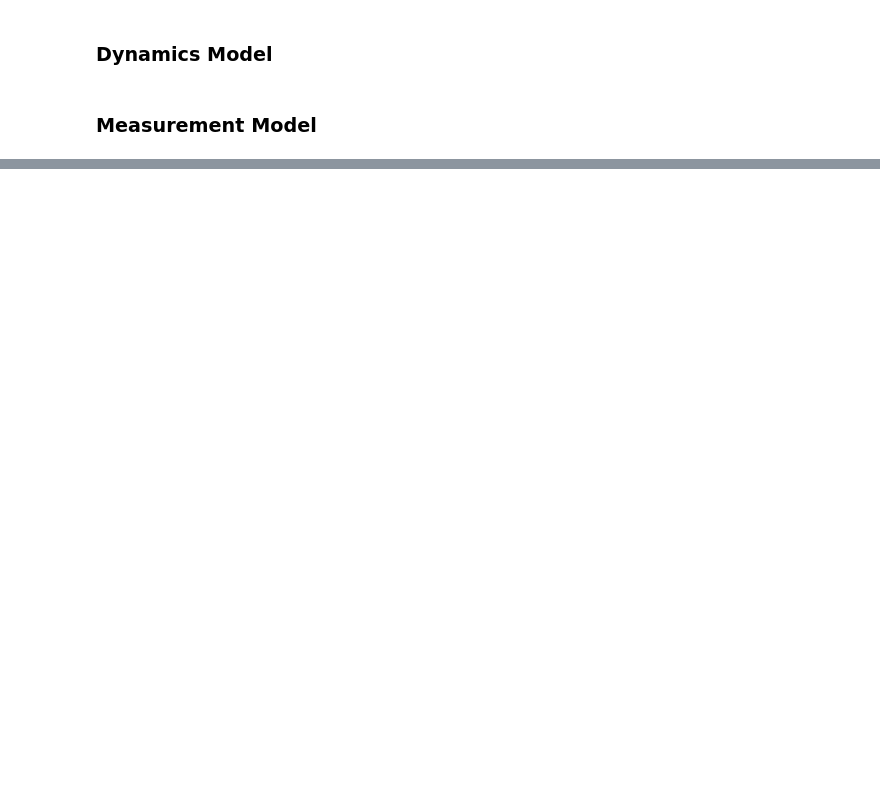
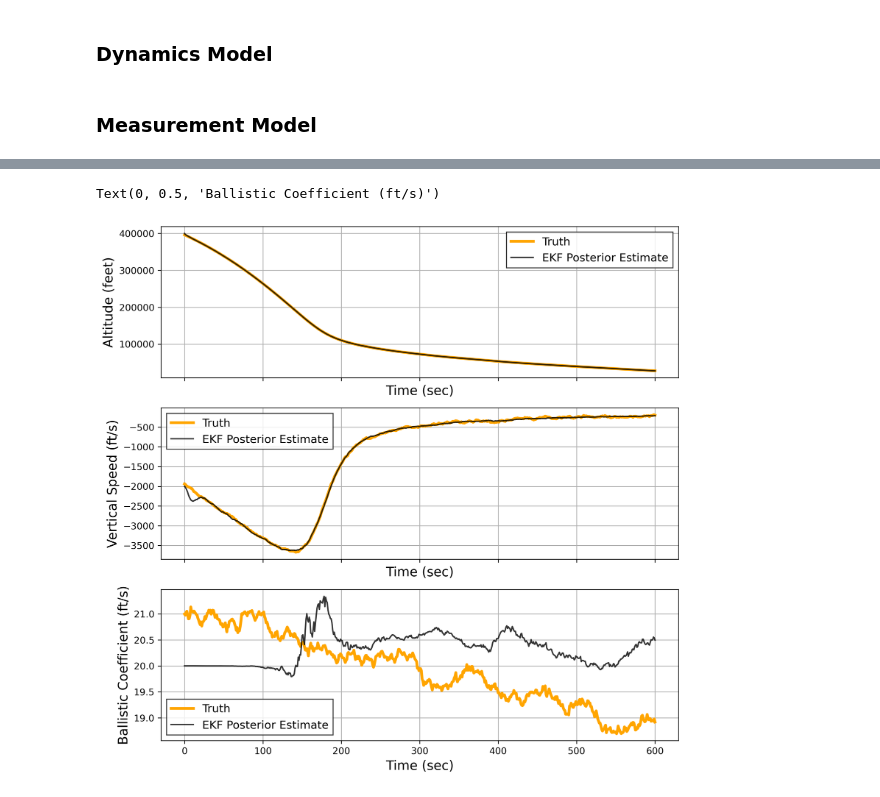
Before and after one commit to benlucke1/aem566, a Jupyter notebook: project5/aem566_project5_main.ipynb, the cells around one changed output, grey strips where cells are left out. Saved outputs shown, nothing was run; the diff lists cells and outputs as text; code cells hidden in the pictures; blank space fills up the shorter version.

```diff
--- a/project5/aem566_project5_main.ipynb
+++ b/project5/aem566_project5_main.ipynb
@@ -20,7 +25,7 @@ R = 100**2
 ### Dynamics Model
 # %%
 def propogate(x):
-    '''Function to compute dynamics of state variables'''
+    '''Function to propogate full nonlinear dynamics with euler (first order) integration'''
     dt = 0.5
     rho_0 = .0765
     g0 = 32.2
@@ -109,14 +96,23 @@ def update(xhat, Phat, z, R):
 # %%
-n = 600
+P0 = np.diag([100**2, 10**2, 1])
+Q = np.diag([10**2, 10**2, .05**2])
+R = np.array([100**2])
+x0 = np.array([400000, -2000, 20])
+
+n = len(df['yk'])
 res = np.zeros((n, 3))
+Pks = np.zeros((n, 3, 3))
+measurements_vector = df['yk'].to_numpy()
 for k in range(n):
     if k == 0:
-        x = x0
+        x = x0S
         P = P0
         res[k] = x
+        Pks[k] = P
         continue
-    xkp1, Pkp1 = predict(x, P, Q)
-    xu, Pu = update(xkp1, Pkp1, df.loc[k,'yk'], R)
-    x = xu
-    P = Pu
+    x_k_k1, P_k_k1 = predict(x, P, Q)
+    x_k_k, P_k_k = update(x_k_k1, P_k_k1, measurements_vector[k])
+    x = x_k_k
+    P = P_k_k
     res[k] = x
+    Pks[k] = P
@@ -157,0 +119,25 @@ nan
+# %%
+fig,(ax1, ax2, ax3) = plt.subplots(dpi=300,figsize=(10,10),nrows=3,ncols=1, sharex=True)
+ax1.plot(df['hk'],c='orange',linestyle='-',lw=3,label='Truth')
+ax1.plot(res[:,0],c='black',linestyle='-',alpha=0.8,label='EKF Posterior Estimate')
+ax1.grid()
+leg = ax1.legend(fancybox=False,fontsize=12)
+ax1.set_xlabel('Time (sec)',fontsize=14)
+ax1.set_ylabel('Altitude (feet)',fontsize=14)
+
+ax2.plot(df['sk'],c='orange',linestyle='-',lw=3,label='Truth')
+ax2.plot(res[:,1],c='black',linestyle='-',alpha=0.8,label='EKF Posterior Estimate')
+ax2.grid()
+leg = ax2.legend(fancybox=False,fontsize=12)
+ax2.set_xlabel('Time (sec)',fontsize=14)
+ax2.set_ylabel('Vertical Speed (ft/s)',fontsize=14)
+
+ax3.plot(df['cbk'],c='orange',linestyle='-',lw=3,label='Truth')
+ax3.plot(res[:,2],c='black',linestyle='-',alpha=0.8,label='EKF Posterior Estimate')
+ax3.grid()
+leg = ax3.legend(fancybox=False,fontsize=12)
+ax3.set_xlabel('Time (sec)',fontsize=14)
+ax3.set_ylabel('Ballistic Coefficient (ft/s)',fontsize=14)
+# %% [output]
+Text(0, 0.5, 'Ballistic Coefficient (ft/s)')
+[figure, added]
```
Also changed, not shown: parts of 12 cells of this notebook.
